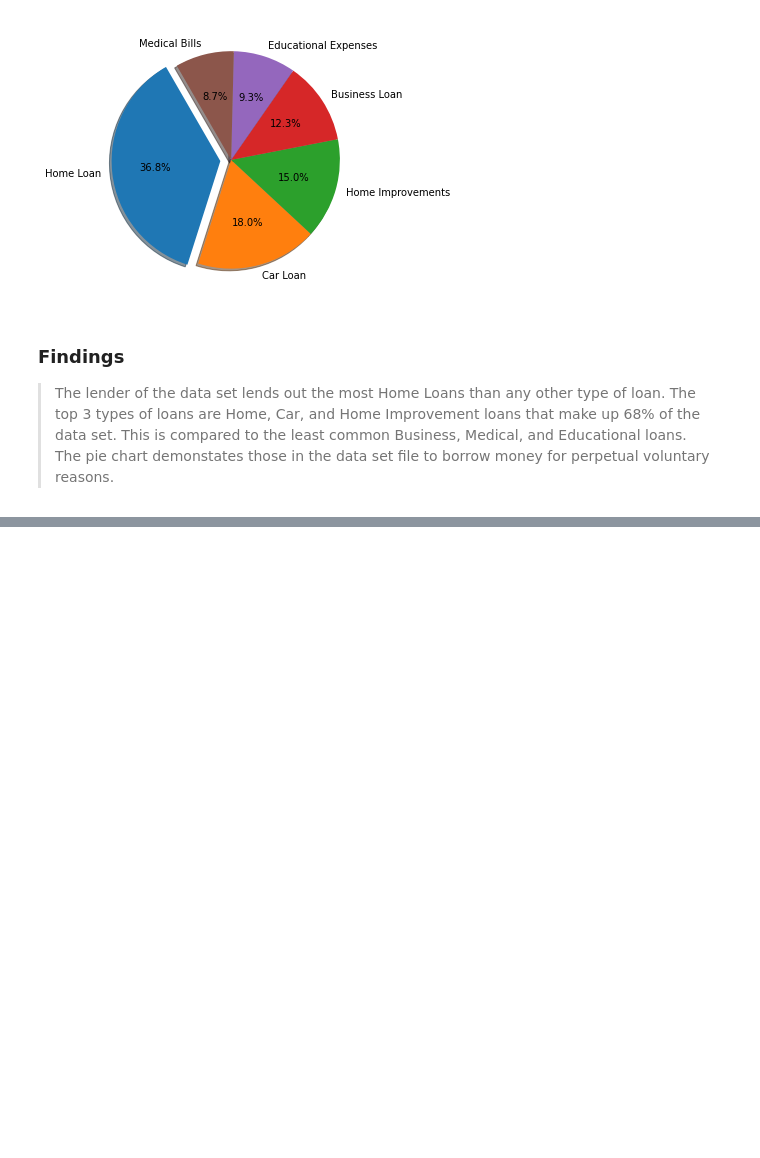
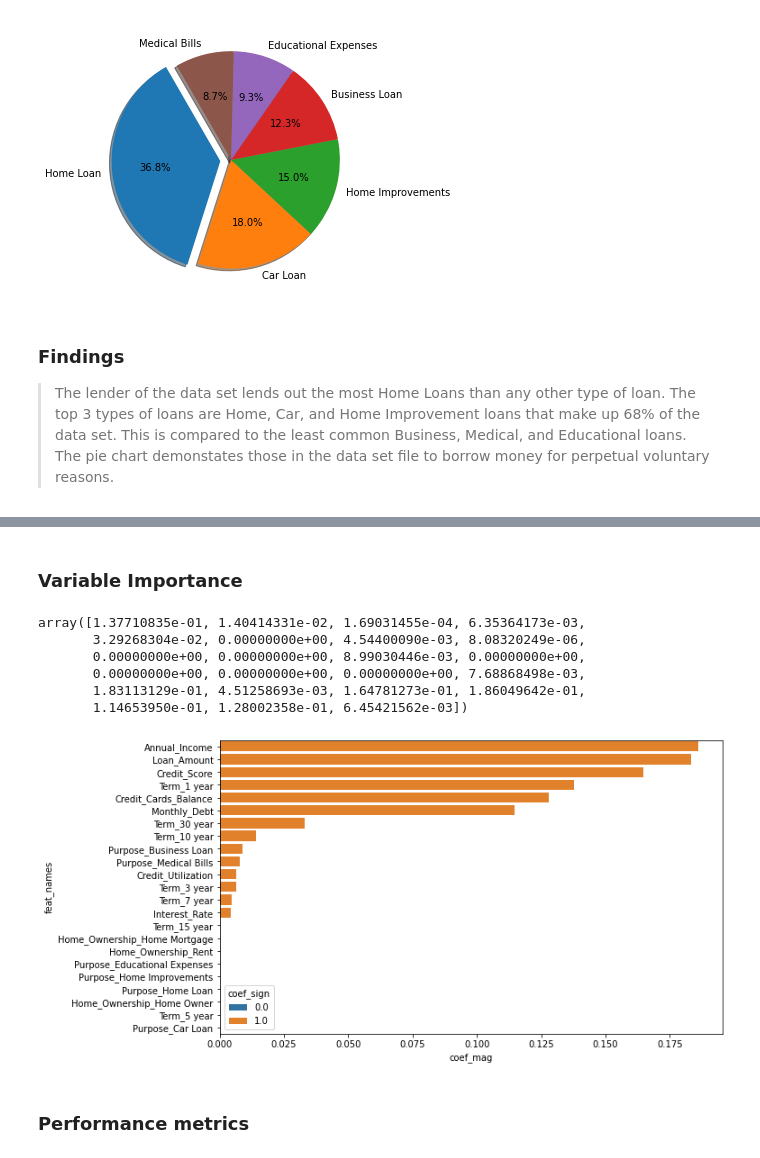
Before and after one commit to karelyrodri/Machine-Learning-CS5262-50, a Jupyter notebook: CS5262_50.ipynb, the cells around one changed output, grey strips where cells are left out. Saved outputs shown, nothing was run; the diff lists cells and outputs as text; code cells hidden in the pictures; blank space fills up the shorter version.

```diff
--- a/CS5262_50.ipynb
+++ b/CS5262_50.ipynb
@@ -215,0 +297,7 @@ The pipeline may involve preprocessing steps of the data and defining Transforms
+# %%
+cat_pipeline = Pipeline(steps=[('onehot_cat', OneHotEncoder())])
+num_pipeline = Pipeline(steps=[('scale_num', StandardScaler())])
+
+preproc = ColumnTransformer([('cat_pipe', cat_pipeline, make_column_selector(dtype_include=object)),
+                             ('num_pipe', num_pipeline, make_column_selector(dtype_include=np.number))],
+                             remainder='passthrough')
@@ -215,0 +306,8 @@ The pipeline may involve preprocessing steps of the data and defining Transforms
+# %%
+#generate the whole modeling pipeline with preprocessing
+pipe = Pipeline(steps=[('preproc', preproc), ('mdl', GradientBoostingClassifier(
+                n_estimators=100, learning_rate=1.0, max_depth=2, random_state=0))])
+
+#visualization for steps
+with config_context(display='diagram'):
+    display(pipe)
@@ -215,0 +330,8 @@ The pipeline may involve preprocessing steps of the data and defining Transforms
+# %%
+#hyperparameter tuning
+tuning_grid = {'mdl__learning_rate' : [0.1,1,10,50], 'mdl__max_depth': [1,2,3,4],
+               "mdl__n_estimators": [100, 200, 300, 400]}
+# GridSearchCV is used for cross-validation
+grid_search = GridSearchCV(pipe, param_grid = tuning_grid, cv = 5, return_train_score=True)
+
+grid_search.fit(X_train, y_train)
@@ -221,0 +398,32 @@ The pipeline may involve preprocessing steps of the data and defining Transforms
+# %% [markdown]
+### Variable Importance
+# %%
+vip = grid_search.best_estimator_['mdl'].feature_importances_
+vip
+# %% [output]
+array([1.37710835e-01, 1.40414331e-02, 1.69031455e-04, 6.35364173e-03,
+       3.29268304e-02, 0.00000000e+00, 4.54400090e-03, 8.08320249e-06,
+       0.00000000e+00, 0.00000000e+00, 8.99030446e-03, 0.00000000e+00,
+       0.00000000e+00, 0.00000000e+00, 0.00000000e+00, 7.68868498e-03,
+       1.83113129e-01, 4.51258693e-03, 1.64781273e-01, 1.86049642e-01,
+       1.14653950e-01, 1.28002358e-01, 6.45421562e-03])
+# %%
+#get names in correct preproc order
+cat_names = grid_search.best_estimator_.named_steps['preproc'].transformers_[0][1].named_steps['onehot_cat'].get_feature_names_out()
+num_names = grid_search.best_estimator_.named_steps['preproc'].transformers_[1][2]
+
+#create df with vip info
+coef_info = pd.DataFrame({'feat_names':np.hstack([cat_names, num_names]), 'vip': vip})
+
+#get sign and magnitude information
+coef_info = coef_info.assign(coef_mag = abs(coef_info['vip']),
+                             coef_sign = np.sign(coef_info['vip']))
+
+#sort and plot
+coef_info = coef_info.set_index('feat_names').sort_values(by='coef_mag', ascending=False)
+sns.barplot(y=coef_info.index, x='coef_mag', hue='coef_sign', data=coef_info, orient='h', dodge=False);
+plt.rcParams["figure.figsize"] = [10, 6]
+# %% [output]
+[figure, added]
+# %% [markdown]
+### Performance metrics
```
Also changed, not shown: parts of 30 cells of this notebook.
